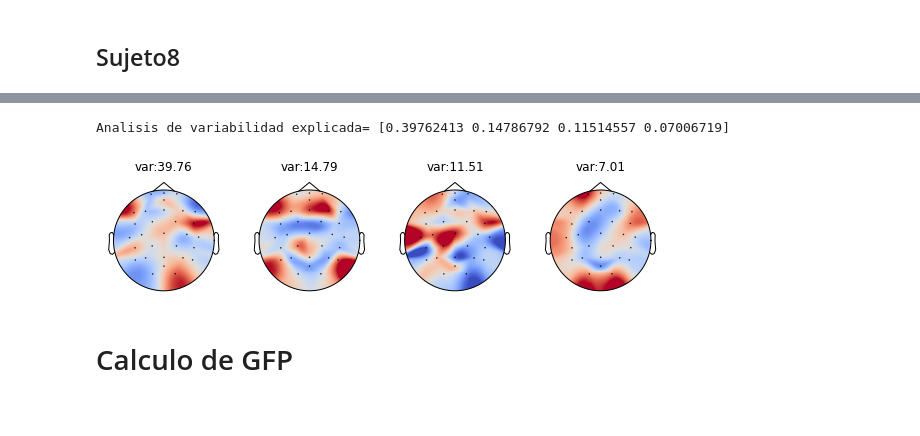
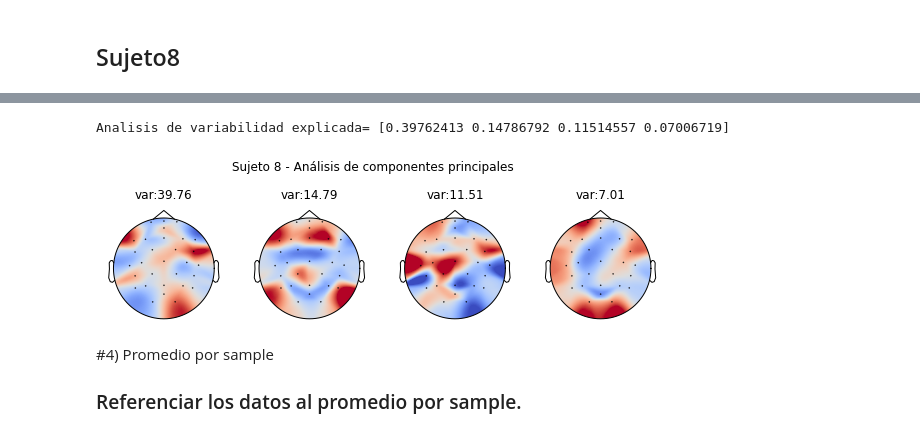
Before and after one commit to mglucini/tpDMCyT, a Jupyter notebook: src/trabajo.ipynb, the cells around one changed output, grey strips where cells are left out. Drawn from its saved outputs; the diff is of its cells as text; code cells hidden in the pictures.

```diff
--- a/src/trabajo.ipynb
+++ b/src/trabajo.ipynb
@@ -657,28 +678,31 @@ Analisis de variabilidad explicada para bl2= [0.42432642 0.13965016 0.12043969 0
 # %%
 # Concateno ambas mediciones del sujeto
 sujeto_8_completo= pd.concat([sujeto_8_1,sujeto_8_2],axis=1)
 
 # Cargo PCA de Scikit Learn y utilizo fit_transform sobre el sujeto
 pca = decomposition.PCA(n_components=4)
 pca.fit(sujeto_8_completo)
 componentes_sj_8 = pca.transform(sujeto_8_completo)
 
 variabilidad=pca.explained_variance_ratio_
 
 # Reviso la variabilidad explicada
 print("Analisis de variabilidad explicada=",variabilidad)
 
 # Grafico de Topologias para el Sujeto completo con sus principales componentes
 fig2, ax = plt.subplots(ncols=componentes_sj_8.shape[1], figsize=(10, 3), gridspec_kw=dict(top=0.9),
                        sharex=True, sharey=True)
+fig2.suptitle('Sujeto 8 - Análisis de componentes principales')
 for p in range(componentes_sj_8.shape[1]):
     mne.viz.plot_topomap(componentes_sj_8[:,p],
                     info_eeg,
                     cmap='coolwarm', contours=0,
                     axes=ax[p],show=False)
     ax[p].set_title('var:'+str(round(variabilidad[p]*100,2)) )
 # %% [output]
 Analisis de variabilidad explicada= [0.39762413 0.14786792 0.11514557 0.07006719]
-[figure, old version]
+[figure, new version]
-# %% [markdown]
-# Calculo de GFP
+# %% [markdown]
+#4) Promedio por sample
+
+### Referenciar los datos al promedio por sample.
```
Also changed, not shown: parts of 19 cells of this notebook.
